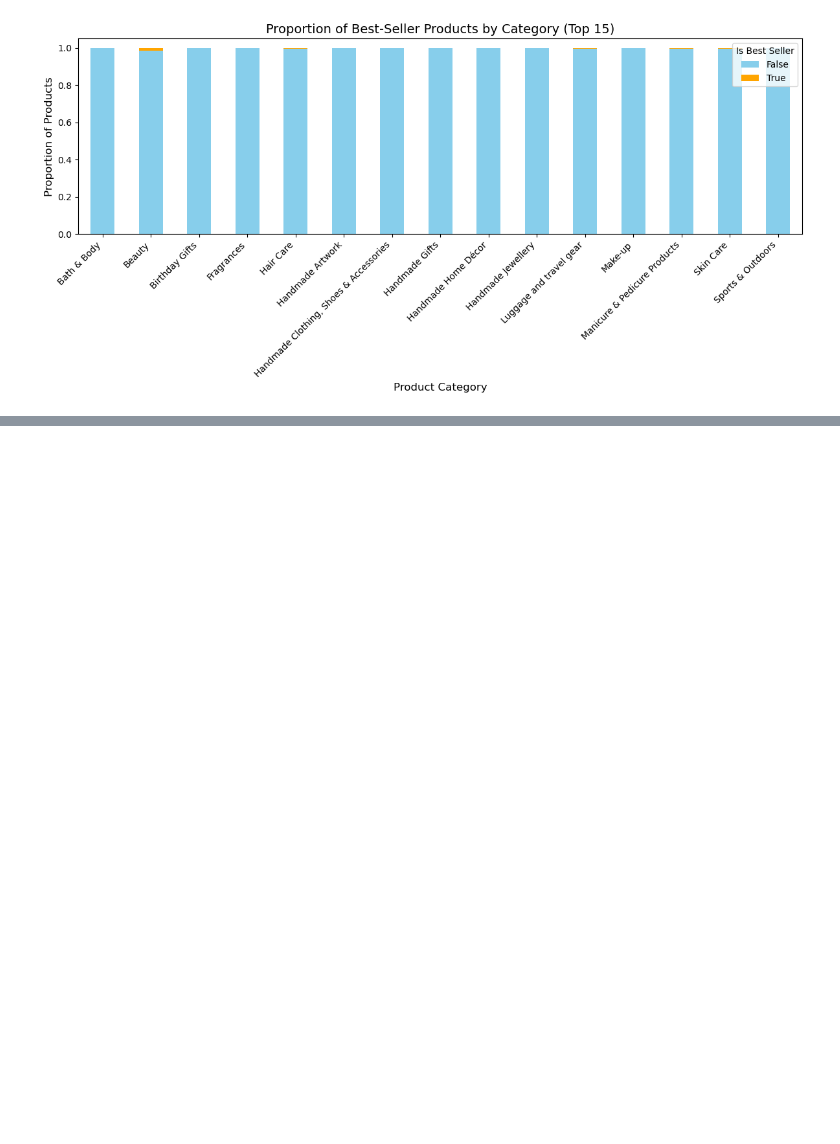
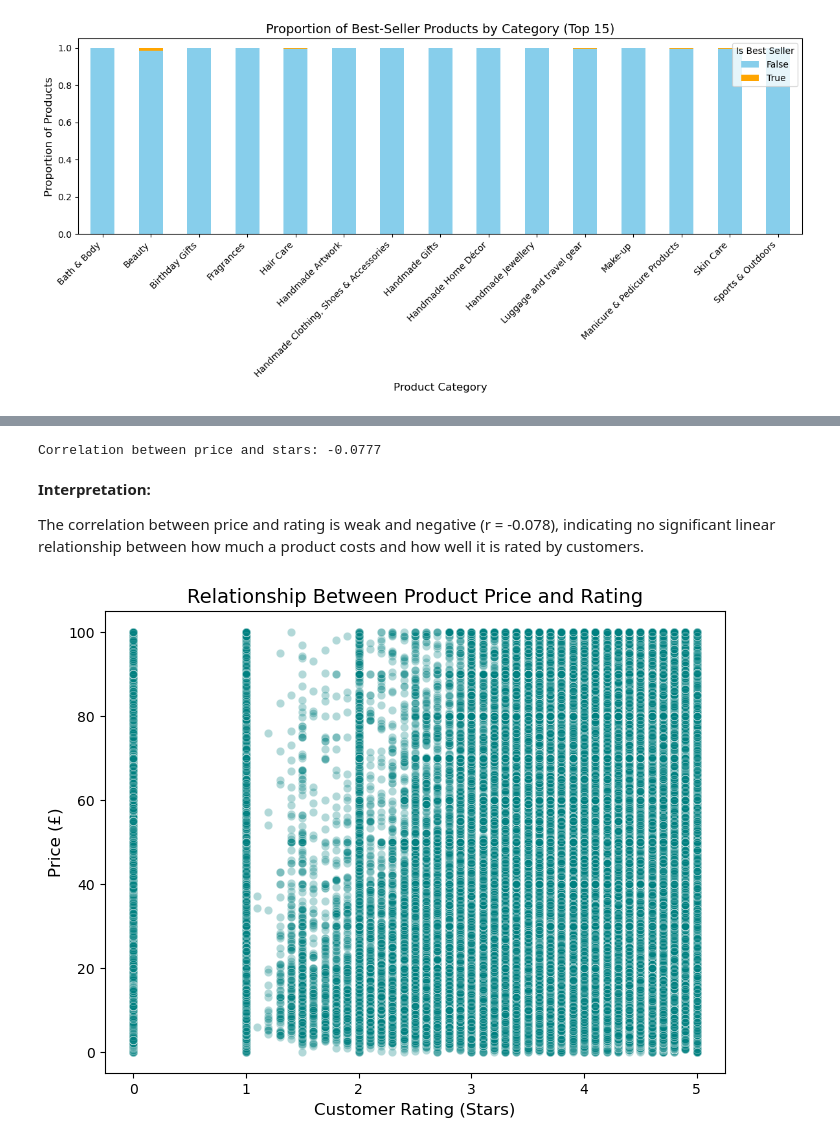
Before and after one commit to MrBrosman/lab-eda-bivariate, a Jupyter notebook: my_code.ipynb, the cells around one changed output, grey strips where cells are left out. Cells and saved outputs as stored; diff of their text form; code cells hidden in the pictures; blank space fills up the shorter version.

```diff
--- a/my_code.ipynb
+++ b/my_code.ipynb
@@ -205,0 +470,41 @@ plt.show()
+# %%
+# 3.1 CORRELATION BETWEEN PRICE AND STARS
+
+
+# We calculate the correlation coefficient
+
+corr = df_no_outliers['price'].corr(df_no_outliers['stars'])
+# ^ .corr() computes the Pearson correlation coefficient by default.
+#   - It ranges from -1 to +1:
+#       +1 → perfect positive correlation (both increase together)
+#        0 → no linear relationship
+#       -1 → perfect negative correlation (one increases, the other decreases)
+
+print(f"Correlation between price and stars: {corr:.4f}")
+# %% [output]
+Correlation between price and stars: -0.0777
+# %% [markdown]
+**Interpretation:**
+
+The correlation between price and rating is weak and negative (r = -0.078), indicating no significant linear relationship between how much a product costs and how well it is rated by customers.
+# %%
+# 3.2.1 SCATTER PLOT: PRICE VS RATING
+
+
+plt.figure(figsize=(8, 6))
+sns.scatterplot(
+    data=df_no_outliers,
+    x='stars',
+    y='price',
+    alpha=0.3,           # transparency to reduce overlap
+    color='teal'         # color for points
+)
+# ^ Each dot = one product.
+#   The pattern shows how price varies with rating.
+
+plt.title('Relationship Between Product Price and Rating', fontsize=14)
+plt.xlabel('Customer Rating (Stars)', fontsize=12)
+plt.ylabel('Price (£)', fontsize=12)
+plt.show()
+# %% [output]
+[figure, added]
```
Also changed, not shown: parts of 13 cells of this notebook.
